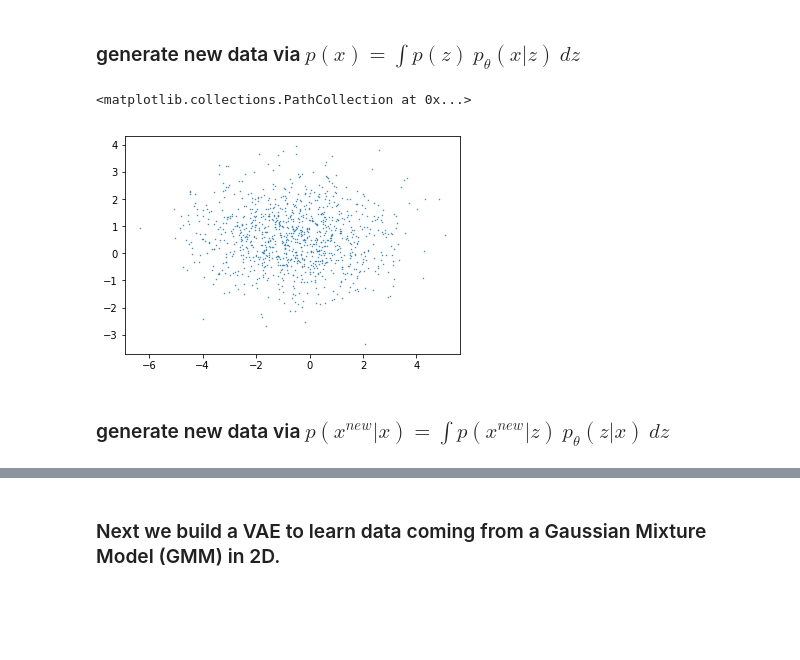
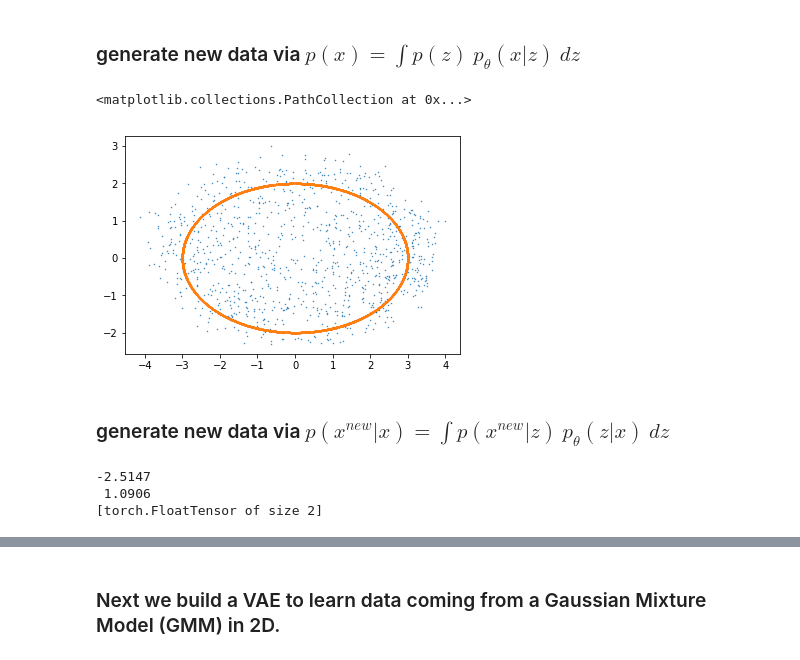
Before and after one commit to Camuslu/vae, a Jupyter notebook: VAE_with_torch.ipynb, the cells around one changed output, grey strips where cells are left out. Cells and saved outputs as stored; diff of their text form; code cells hidden in the pictures; blank space fills up the shorter version.

```diff
--- a/VAE_with_torch.ipynb
+++ b/VAE_with_torch.ipynb
@@ -93,14 +93,14 @@ class VAE(nn.Module):
     def __init__(self):
         super(VAE, self).__init__()
 
-        self.fc1 = nn.Linear(2, 2)
-        self.fc1_1 = nn.Linear(2, 2)
-        self.fc21 = nn.Linear(2, 20)
-        self.fc22 = nn.Linear(2, 20)
-        self.fc3 = nn.Linear(20, 2)
-        self.fc3_3 = nn.Linear(2, 2)
-        self.fc41 = nn.Linear(2, 2)
-        self.fc42 = nn.Linear(2, 2)
+        self.fc1 = nn.Linear(2, 20)
+        #self.fc1_1 = nn.Linear(2, 2)
+        self.fc21 = nn.Linear(20, 2)
+        self.fc22 = nn.Linear(20, 2)
+        self.fc3 = nn.Linear(2, 20)
+        #self.fc3_3 = nn.Linear(2, 2)
+        self.fc41 = nn.Linear(20, 2)
+        self.fc42 = nn.Linear(20, 2)
 
         self.relu = nn.ReLU()
         self.sigmoid = nn.Sigmoid()
@@ -108,7 +108,7 @@ class VAE(nn.Module):
         self.training = True
 
     def encode(self, x):
-        h1 = self.fc1(x)
+        #h1 = self.fc1(x)
         #h1 = self.relu(self.fc1_1(self.relu(self.fc1(x))))
         h1 = self.tanh(self.fc1(x))
         return self.fc21(h1), self.fc22(h1) # mu_z and logvar_z
@@ -128,7 +128,7 @@ class VAE(nn.Module):
     def decode_Gaussian(self, z):
         #h3 = self.relu(self.fc3_3(self.relu(self.fc3(z))))
         #h3 = self.fc3(z)
-        h3 = self.fc3(z)
+        h3 = self.tanh(self.fc3(z))
         return self.fc41(h3), self.fc42(h3) #mu_x and logvar_x of reconstructed x
 
     def forward(self, x):
@@ -296,15 +277,21 @@ plt.plot(range(epochs),loss_iter)
 # %% [markdown]
 ### generate new data via $p(x) = \int p(z)~p_{\theta}(x|z)~dz$
 # %%
-sample = Variable(t.randn(1000, 20))
+sample = Variable(t.randn(1000, 2))
 sample = model.decode_Gaussian(sample)
 std = sample[1].exp_().sqrt()
 sample_x1 = np.random.normal(0,1,1000) * std.data.numpy()[:,0] + sample[0].data.numpy().transpose()[0]
 sample_x2 = np.random.normal(0,1,1000) * std.data.numpy()[:,1] + sample[0].data.numpy().transpose()[1]
 plt.scatter(sample_x1,sample_x2,s=0.2)
-#plt.scatter(Variable(x).data.numpy().transpose()[0],Variable(x).data.numpy().transpose()[1],s=0.2)
+plt.scatter(Variable(x).data.numpy().transpose()[0],Variable(x).data.numpy().transpose()[1],s=0.2)
 # %% [output]
 <matplotlib.collections.PathCollection at 0x...>
-[figure, old version]
+[figure, new version]
 # %% [markdown]
 ### generate new data via $p(x^{new}|x) = \int p(x^{new}|z)~p_{\theta}(z|x)~dz$
+# %%
+x[9000]
+# %% [output]
+-2.5147
+ 1.0906
+[torch.FloatTensor of size 2]
```
Also changed, not shown: parts of 10 cells of this notebook.
